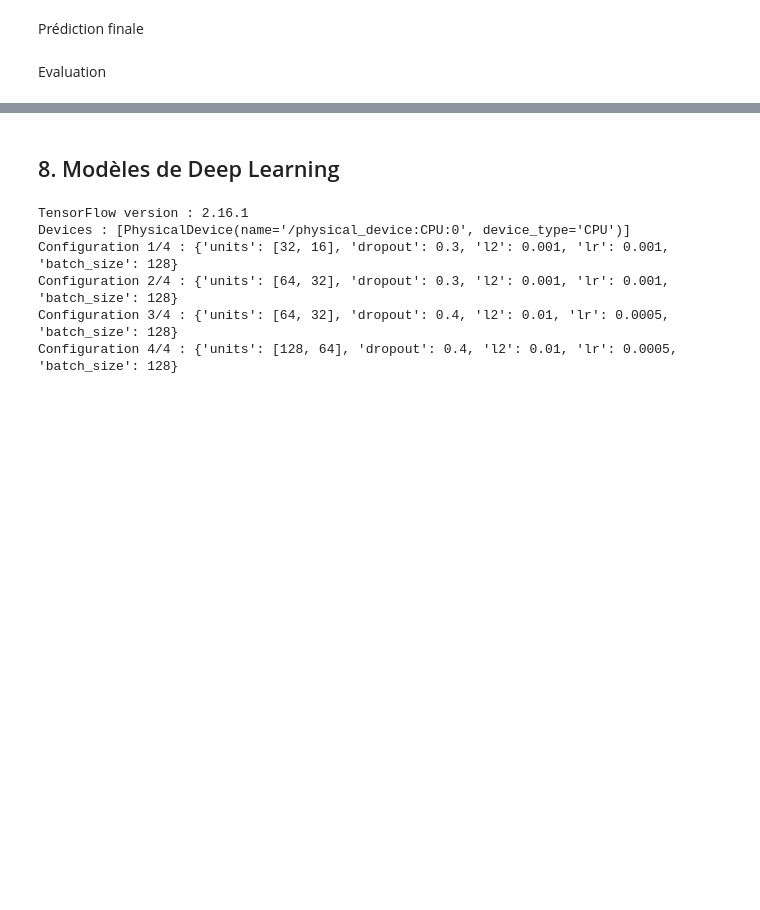
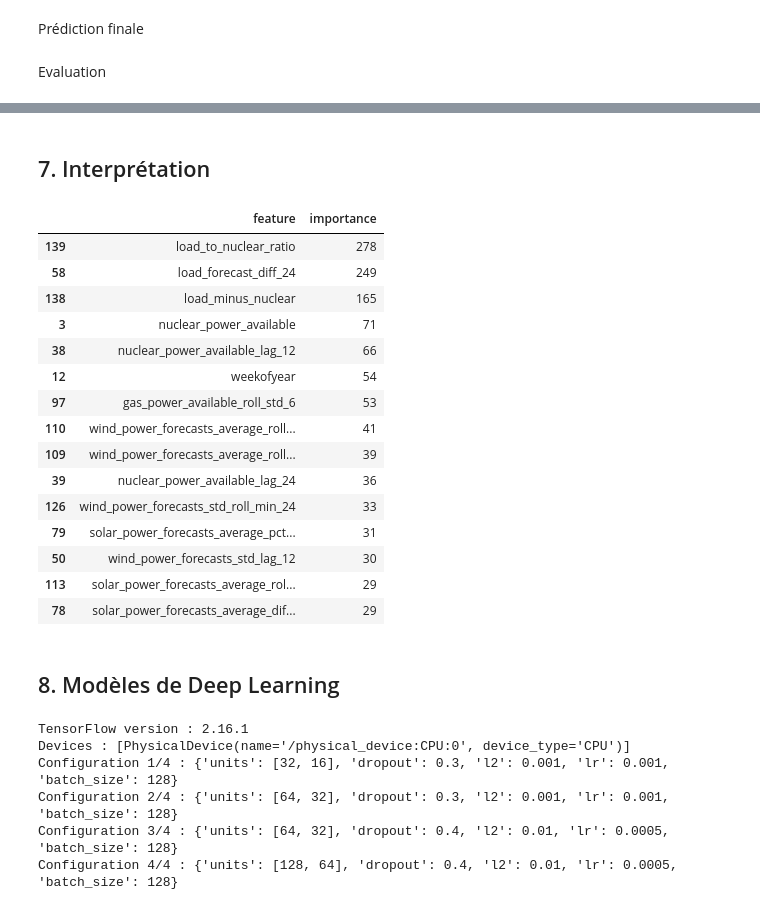
Before and after one commit to Lisabenkhaled/Machine-Learning, a Jupyter notebook: Machine_learning.ipynb, the cells around one changed output, grey strips where cells are left out. Saved outputs shown, nothing was run; the diff lists cells and outputs as text; code cells hidden in the pictures; blank space fills up the shorter version.

```diff
--- a/Machine_learning.ipynb
+++ b/Machine_learning.ipynb
@@ -2716,3 +3392,33 @@ NameError: name 'LGBMClassifier' is not defined
+# %% [markdown]
+## 7. Interprétation
+# %%
+feature_cols = prep_amp.feature_cols
+
+importances = amp_model.feature_importances_
+
+feat_imp_df = pd.DataFrame({
+    "feature": feature_cols,
+    "importance": importances
+}).sort_values("importance", ascending=False)
+
+display(feat_imp_df.head(15))
+# %% [output]
+|  | feature | importance |
+| 139 | load_to_nuclear_ratio | 278 |
+| 58 | load_forecast_diff_24 | 249 |
+| 138 | load_minus_nuclear | 165 |
+| 3 | nuclear_power_available | 71 |
+| 38 | nuclear_power_available_lag_12 | 66 |
+| 12 | weekofyear | 54 |
+| 97 | gas_power_available_roll_std_6 | 53 |
+| 110 | wind_power_forecasts_average_roll... | 41 |
+| 109 | wind_power_forecasts_average_roll... | 39 |
+| 39 | nuclear_power_available_lag_24 | 36 |
+| 126 | wind_power_forecasts_std_roll_min_24 | 33 |
+| 79 | solar_power_forecasts_average_pct... | 31 |
+| 50 | wind_power_forecasts_std_lag_12 | 30 |
+| 113 | solar_power_forecasts_average_rol... | 29 |
+| 78 | solar_power_forecasts_average_dif... | 29 |
 # %% [markdown]
 ## 8. Modèles de Deep Learning
 # %%
```
Also changed, not shown: parts of 45 cells of this notebook.
